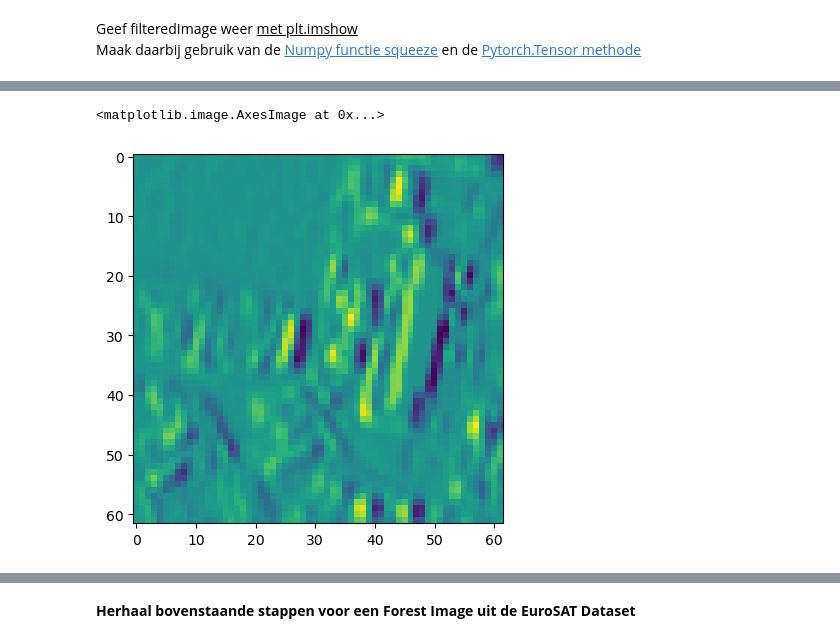
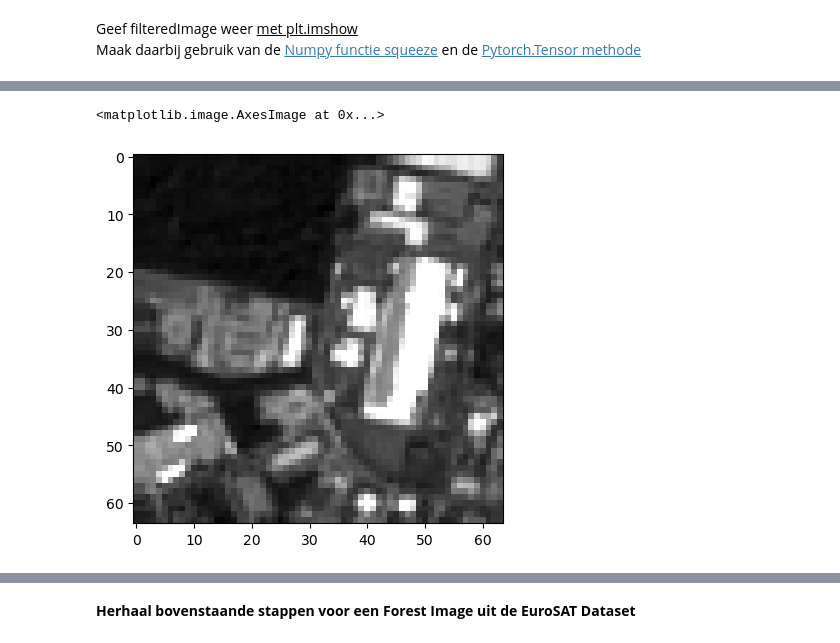
Before and after one commit to ArachDyrr/Make_AI_Work_3, a Jupyter notebook: practica/01. Beeldherkenning/Practicum/image_procssing/pytorch/convolution-neural-net-practicum1.ipynb, the cells around one changed output, grey strips where cells are left out. Drawn from its saved outputs; the diff is of its cells as text; code cells hidden in the pictures.

```diff
--- a/practica/01. Beeldherkenning/Practicum/image_procssing/pytorch/convolution-neural-net-practicum1.ipynb
+++ b/practica/01. Beeldherkenning/Practicum/image_procssing/pytorch/convolution-neural-net-practicum1.ipynb
@@ -162,3 +162,14 @@ industrialFiltered = edgeConv(industrial)
     Geef filteredImage weer <u>met plt.imshow</u><br>
     Maak daarbij gebruik van de <a href="https://numpy.org/doc/stable/reference/generated/numpy.squeeze.html#numpy.squeeze">Numpy functie squeeze</a> en de <a href="https://pytorch.org/docs/stable/generated/torch.Tensor.detach_.html">Pytorch.Tensor methode</a>
 </p>
+# %%
+# Oplossing
+
+# # in 'colour'
+# plt.rcParams["savefig.bbox"] = 'tight'
+
+# plt.imshow(np.squeeze(industrialFiltered.detach()))
+
+plt.rcParams["savefig.bbox"] = 'tight'
+
+plt.imshow(np.squeeze(industrialFiltered), cmap='gray')
@@ -165,9 +179,9 @@ industrialFiltered = edgeConv(industrial)
 # %%
 # Oplossing
 
 plt.rcParams["savefig.bbox"] = 'tight'
 
-plt.imshow(np.squeeze(industrialFiltered.detach()))
+plt.imshow(np.squeeze(industrial), cmap='gray')
 # %% [output]
 <matplotlib.image.AxesImage at 0x...>
-[figure, old version]
+[figure, new version]
```
Also changed, not shown: parts of 2 cells of this notebook, 1 other file.
